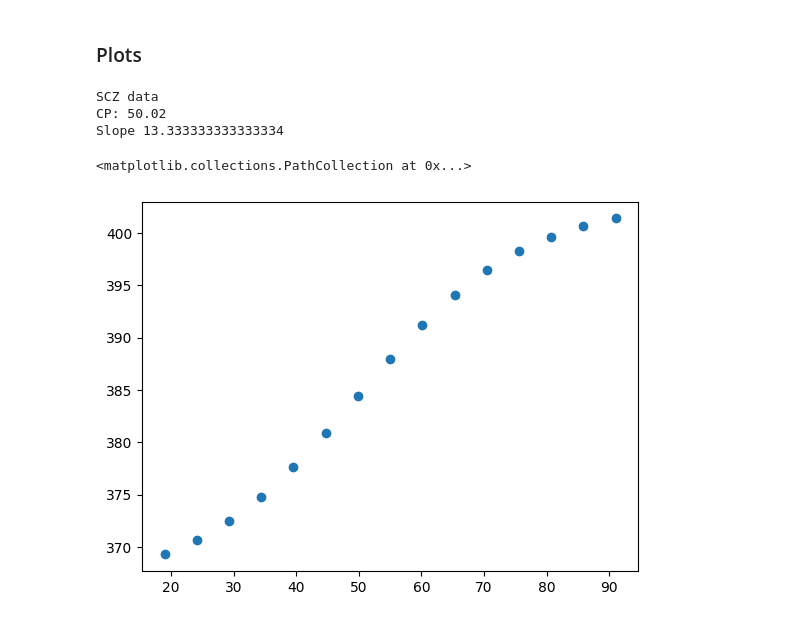
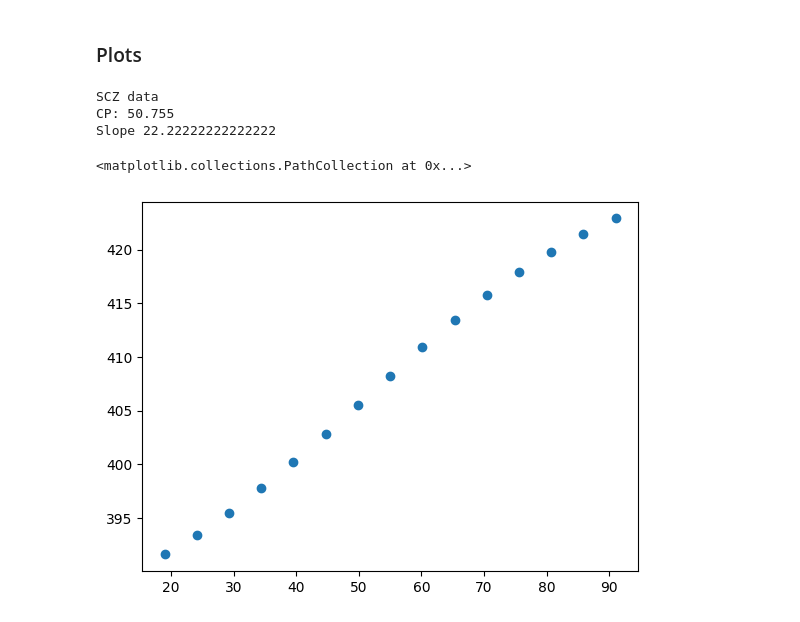
Before and after one commit to renatoparedes/SCZ_PPS_Expansion_Model, a Jupyter notebook: FIG2_SCZ_Parameter_Exploration.ipynb, the cells around one changed output. Cells and saved outputs as stored; diff of their text form; code cells hidden in the pictures.

```diff
--- a/FIG2_SCZ_Parameter_Exploration.ipynb
+++ b/FIG2_SCZ_Parameter_Exploration.ipynb
@@ -359,23 +339,23 @@ CMs = np.linspace(0, 1, 10)
 # %%
 ##Pre-Training
 ###SCZ patients
-ymin = 366
-ymax = 403
-scz_cp = 100 - 1.666 * 30
-scz_slope = 1 / 0.075
+ymin = 382.5
+ymax = 429.5
+scz_cp = 100 - 1.6415 * 30
+scz_slope = 1 / 0.0450
 
 SCZ_RTs = RTsig(a_distances, scz_cp, scz_slope)
 
 print("SCZ data")
 print("CP:", scz_cp)
 print("Slope", scz_slope)
 plt.scatter(a_distances, SCZ_RTs)
 # %% [output]
 SCZ data
-CP: 50.02
-Slope 13.333333333333334
+CP: 50.755
+Slope 22.22222222222222
 <matplotlib.collections.PathCollection at 0x...>
-[figure, old version]
+[figure, new version]
 # %%
 fig, axs = plt.subplots(1, 2, figsize=(15, 4.5), dpi=600)
 
```
Also changed, not shown: parts of 10 cells of this notebook, 16 other files.
